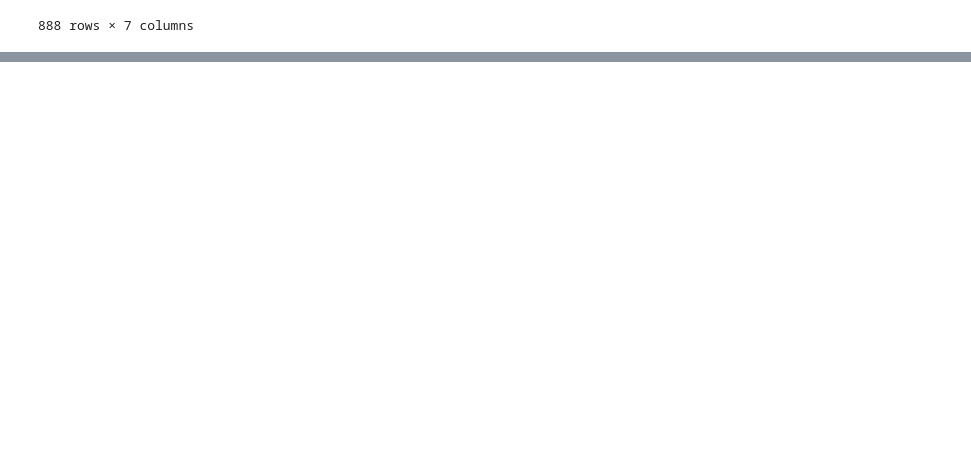
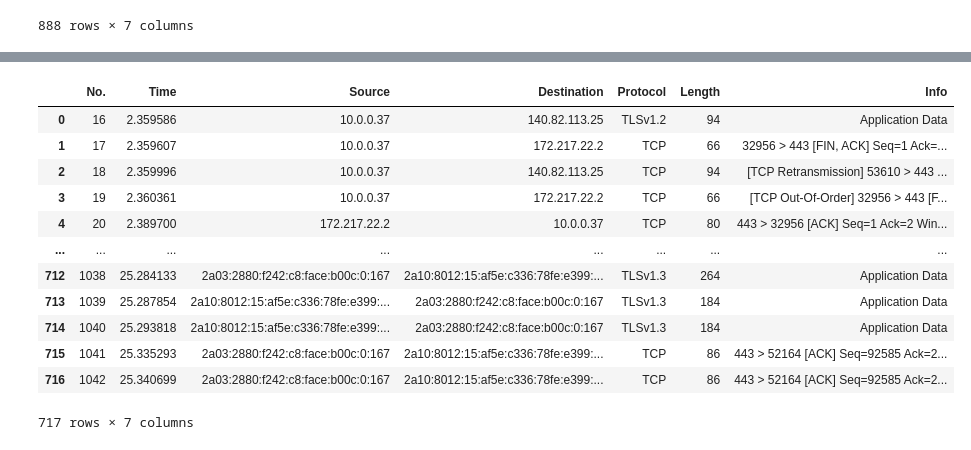
Before and after one commit to NoaAmichai/Computer_networks_final_project, a Jupyter notebook: src/project.ipynb, the cells around one changed output, grey strips where cells are left out. Drawn from its saved outputs; the diff is of its cells as text; code cells hidden in the pictures; blank space fills up the shorter version.

```diff
--- a/src/project.ipynb
+++ b/src/project.ipynb
@@ -355,0 +356,17 @@ plot_pdf(mix_data)
+# %%
+video_data2 = pd.read_csv("../resources/Video Group/try.csv", encoding='latin-1')
+video_data2
+# %% [output]
+|  | No. | Time | Source | Destination | Protocol | Length | Info |
+| 0 | 16 | 2.359586 | 10.0.0.37 | 140.82.113.25 | TLSv1.2 | 94 | Application Data |
+| 1 | 17 | 2.359607 | 10.0.0.37 | 172.217.22.2 | TCP | 66 | 32956 > 443 [FIN, ACK] Seq=1 Ack=... |
+| 2 | 18 | 2.359996 | 10.0.0.37 | 140.82.113.25 | TCP | 94 | [TCP Retransmission] 53610 > 443 ... |
+| 3 | 19 | 2.360361 | 10.0.0.37 | 172.217.22.2 | TCP | 66 | [TCP Out-Of-Order] 32956 > 443 [F... |
+| 4 | 20 | 2.389700 | 172.217.22.2 | 10.0.0.37 | TCP | 80 | 443 > 32956 [ACK] Seq=1 Ack=2 Win... |
+| ... | ... | ... | ... | ... | ... | ... | ... |
+| 712 | 1038 | 25.284133 | 2a03:2880:f242:c8:face:b00c:0:167 | 2a10:8012:15:af5e:c336:78fe:e399:... | TLSv1.3 | 264 | Application Data |
+| 713 | 1039 | 25.287854 | 2a10:8012:15:af5e:c336:78fe:e399:... | 2a03:2880:f242:c8:face:b00c:0:167 | TLSv1.3 | 184 | Application Data |
+| 714 | 1040 | 25.293818 | 2a10:8012:15:af5e:c336:78fe:e399:... | 2a03:2880:f242:c8:face:b00c:0:167 | TLSv1.3 | 184 | Application Data |
+| 715 | 1041 | 25.335293 | 2a03:2880:f242:c8:face:b00c:0:167 | 2a10:8012:15:af5e:c336:78fe:e399:... | TCP | 86 | 443 > 52164 [ACK] Seq=92585 Ack=2... |
+| 716 | 1042 | 25.340699 | 2a03:2880:f242:c8:face:b00c:0:167 | 2a10:8012:15:af5e:c336:78fe:e399:... | TCP | 86 | 443 > 52164 [ACK] Seq=92585 Ack=2... |
+717 rows × 7 columns
```
Also changed, not shown: parts of 8 cells of this notebook.
